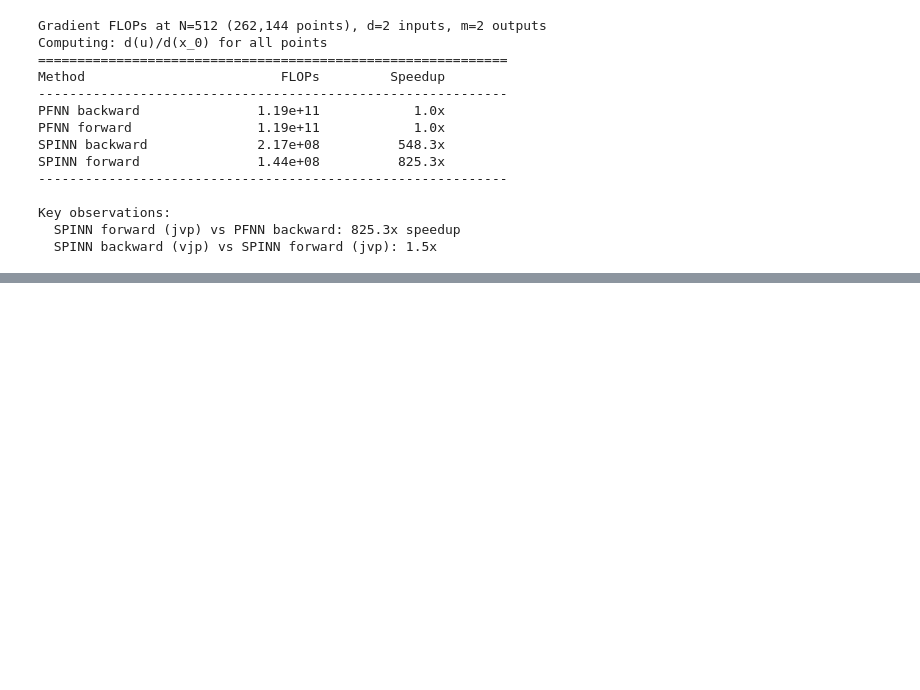
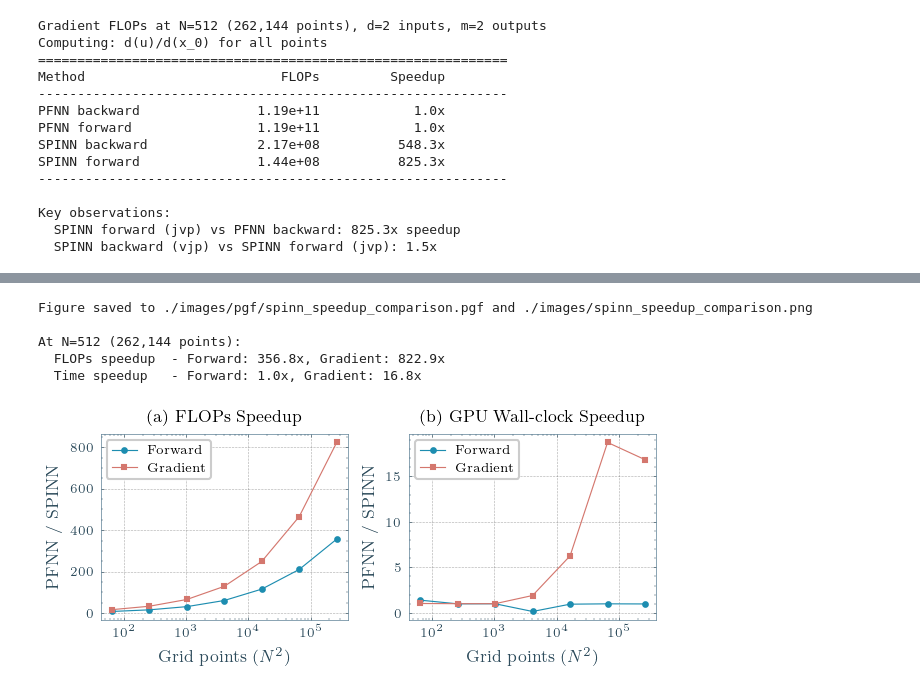
Before and after one commit to bonneted/PhD, a Jupyter notebook: chapters/III_ImprovingPINNs/01_spinn_computation.ipynb, the cells around one changed output, grey strips where cells are left out. Cells and saved outputs as stored; diff of their text form; code cells hidden in the pictures; blank space fills up the shorter version.

```diff
--- a/chapters/III_ImprovingPINNs/01_spinn_computation.ipynb
+++ b/chapters/III_ImprovingPINNs/01_spinn_computation.ipynb
@@ -470,0 +444,37 @@ At N=512 (262,144 points):
+# %%
+# Plot: FLOPs speedup vs Time speedup
+fig, axes = plt.subplots(1, 2, figsize=(page_width*0.9, page_width*0.4), dpi=150)
+
+# (a) FLOPs Speedup
+axes[0].semilogx(timing_total_points, fwd_speedup, 'o-', label='Forward')
+axes[0].semilogx(timing_total_points, grad_speedup, 's-', label='Gradient')
+axes[0].set(xlabel=r'Grid points ($N^2$)', ylabel=r'PFNN / SPINN', title='(a) FLOPs Speedup')
+axes[0].legend()
+axes[0].grid(True, alpha=0.3)
+
+# (b) Time Speedup (GPU)
+axes[1].semilogx(timing_total_points, time_fwd_speedup, 'o-', label='Forward')
+axes[1].semilogx(timing_total_points, time_grad_speedup, 's-', label='Gradient')
+axes[1].set(xlabel=r'Grid points ($N^2$)', ylabel=r'PFNN / SPINN', title='(b) GPU Wall-clock Speedup')
+axes[1].legend()
+axes[1].grid(True, alpha=0.3)
+
+plt.tight_layout()
+
+if save_fig:
+    os.makedirs('./images/pgf', exist_ok=True)
+    fig.savefig("./images/pgf/spinn_speedup_comparison.pgf", bbox_inches='tight')
+    fig.savefig("./images/spinn_speedup_comparison.png", bbox_inches='tight', dpi=300)
+    print("Figure saved to ./images/pgf/spinn_speedup_comparison.pgf and ./images/spinn_speedup_comparison.png")
+
+# Final summary at largest N
+print(f"\nAt N={timing_batch_sizes[-1]} ({timing_total_points[-1]:,} points):")
+print(f"  FLOPs speedup  - Forward: {fwd_speedup[-1]:.1f}x, Gradient: {grad_speedup[-1]:.1f}x")
+print(f"  Time speedup   - Forward: {time_fwd_speedup[-1]:.1f}x, Gradient: {time_grad_speedup[-1]:.1f}x")
+# %% [output]
+Figure saved to ./images/pgf/spinn_speedup_comparison.pgf and ./images/spinn_speedup_comparison.png
+
+At N=512 (262,144 points):
+  FLOPs speedup  - Forward: 356.8x, Gradient: 822.9x
+  Time speedup   - Forward: 1.0x, Gradient: 16.8x
+[figure, added]
```
Also changed, not shown: parts of 6 cells of this notebook, 3 other files.
